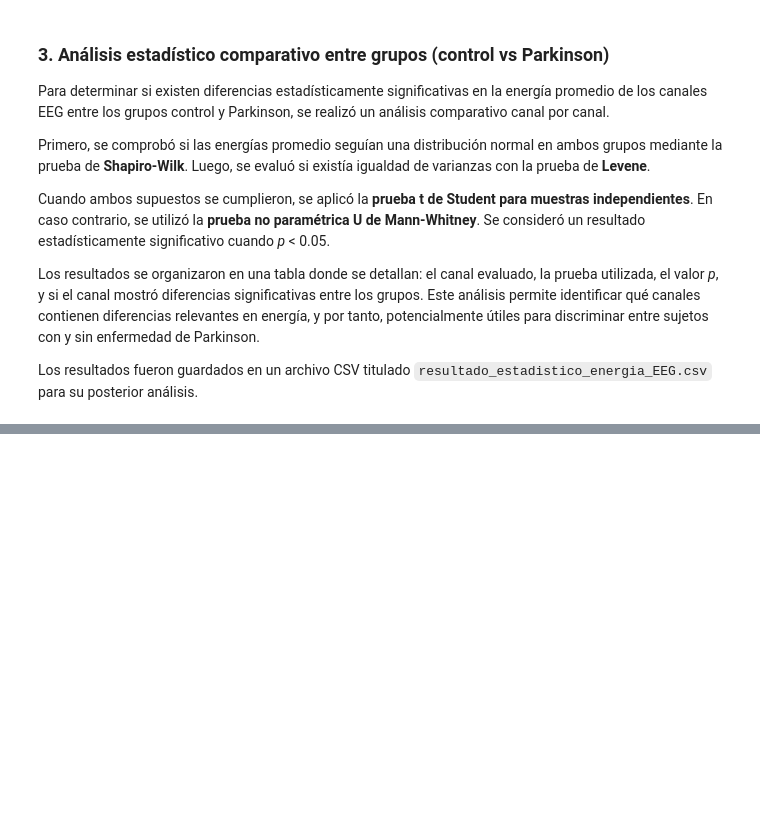
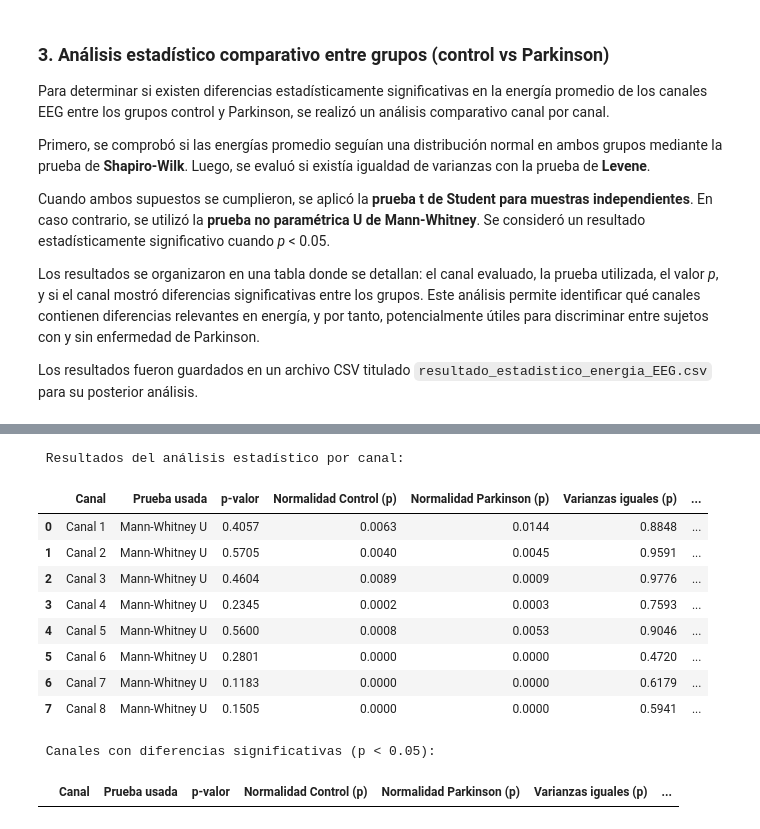
Before and after one commit to dinamus922/Biosenales, a Jupyter notebook: Practica3/Principal/Comparacion_Energia.ipynb, the cells around one changed output, grey strips where cells are left out. Cells and saved outputs as stored; diff of their text form; code cells hidden in the pictures; blank space fills up the shorter version.

```diff
--- a/Practica3/Principal/Comparacion_Energia.ipynb
+++ b/Practica3/Principal/Comparacion_Energia.ipynb
@@ -267,0 +256,65 @@ Canales con diferencias significativas (p < 0.05):
+# %%
+# Creamos una tabla para mostrar los resultados
+resultados = []
+
+# Recorremos cada canal (misma estructura en ambos grupos)
+for canal in df_control.columns:
+    energia_control = df_control[canal]
+    energia_parkinson = df_parkinson[canal]
+
+    # Buscamos p-valores de Shapiro
+    p_control = shapiro_control.loc[shapiro_control["Canal"] == canal, "p-valor"].values[0]
+    p_park = shapiro_parkinson.loc[shapiro_parkinson["Canal"] == canal, "p-valor"].values[0]
+
+    # Prueba de homocedasticidad de normalidad y varianzas
+    normal = p_control > 0.05 and p_park > 0.05
+    _, p_levene = levene(energia_control, energia_parkinson)
+    varianza_igual = p_levene > 0.05
+
+    # Selección de prueba estadística
+    if normal and varianza_igual:
+        prueba = "T-test (independiente)"
+        _, p_valor = ttest_ind(energia_control, energia_parkinson, equal_var=True)
+    else:
+        prueba = "Mann-Whitney U"
+        _, p_valor = mannwhitneyu(energia_control, energia_parkinson, alternative='two-sided')
+
+    diferencia = "Sí" if p_valor < 0.05 else "No"   # Si p_valor > 0.05 → Se asume homocedasticidad (varianzas iguales)
+                                                    # Si p_valor <= 0.05 → Se asume Varianzas diferentes (heterocedasticidad)
+
+    # 8️⃣ Guardar resultados
+    resultados.append({
+        "Canal": canal,
+        "Prueba usada": prueba,
+        "p-valor": round(p_valor, 4),
+        "Normalidad Control (p)": round(p_control, 4),
+        "Normalidad Parkinson (p)": round(p_park, 4),
+        "Varianzas iguales (p)": round(p_levene, 4),
+        "¿Diferencia significativa?": diferencia
+    })
+
+# Mostramos los resultados como DataFrame
+df_resultados = pd.DataFrame(resultados)
+
+# Mostramos los resultados completos y las diferencias significativas
+print(" Resultados del análisis estadístico por canal:")
+display(df_resultados)
+
+print("\n Canales con diferencias significativas (p < 0.05):")
+display(df_resultados[df_resultados["¿Diferencia significativa?"] == "Sí"])
+
+# Guardamos resultados como CSV
+df_resultados.to_csv("resultado_estadistico_energia_EEG.csv", index=False)
+# %% [output]
+ Resultados del análisis estadístico por canal:
+|  | Canal | Prueba usada | p-valor | Normalidad Control (p) | Normalidad Parkinson (p) | Varianzas iguales (p) | ... |
+| 0 | Canal 1 | Mann-Whitney U | 0.4057 | 0.0063 | 0.0144 | 0.8848 | ... |
+| 1 | Canal 2 | Mann-Whitney U | 0.5705 | 0.0040 | 0.0045 | 0.9591 | ... |
+| 2 | Canal 3 | Mann-Whitney U | 0.4604 | 0.0089 | 0.0009 | 0.9776 | ... |
+| 3 | Canal 4 | Mann-Whitney U | 0.2345 | 0.0002 | 0.0003 | 0.7593 | ... |
+| 4 | Canal 5 | Mann-Whitney U | 0.5600 | 0.0008 | 0.0053 | 0.9046 | ... |
+| 5 | Canal 6 | Mann-Whitney U | 0.2801 | 0.0000 | 0.0000 | 0.4720 | ... |
+| 6 | Canal 7 | Mann-Whitney U | 0.1183 | 0.0000 | 0.0000 | 0.6179 | ... |
+| 7 | Canal 8 | Mann-Whitney U | 0.1505 | 0.0000 | 0.0000 | 0.5941 | ... |
+ Canales con diferencias significativas (p < 0.05):
+|  | Canal | Prueba usada | p-valor | Normalidad Control (p) | Normalidad Parkinson (p) | Varianzas iguales (p) | ... |
```
Also changed, not shown: parts of 6 cells of this notebook, 1 other file.
